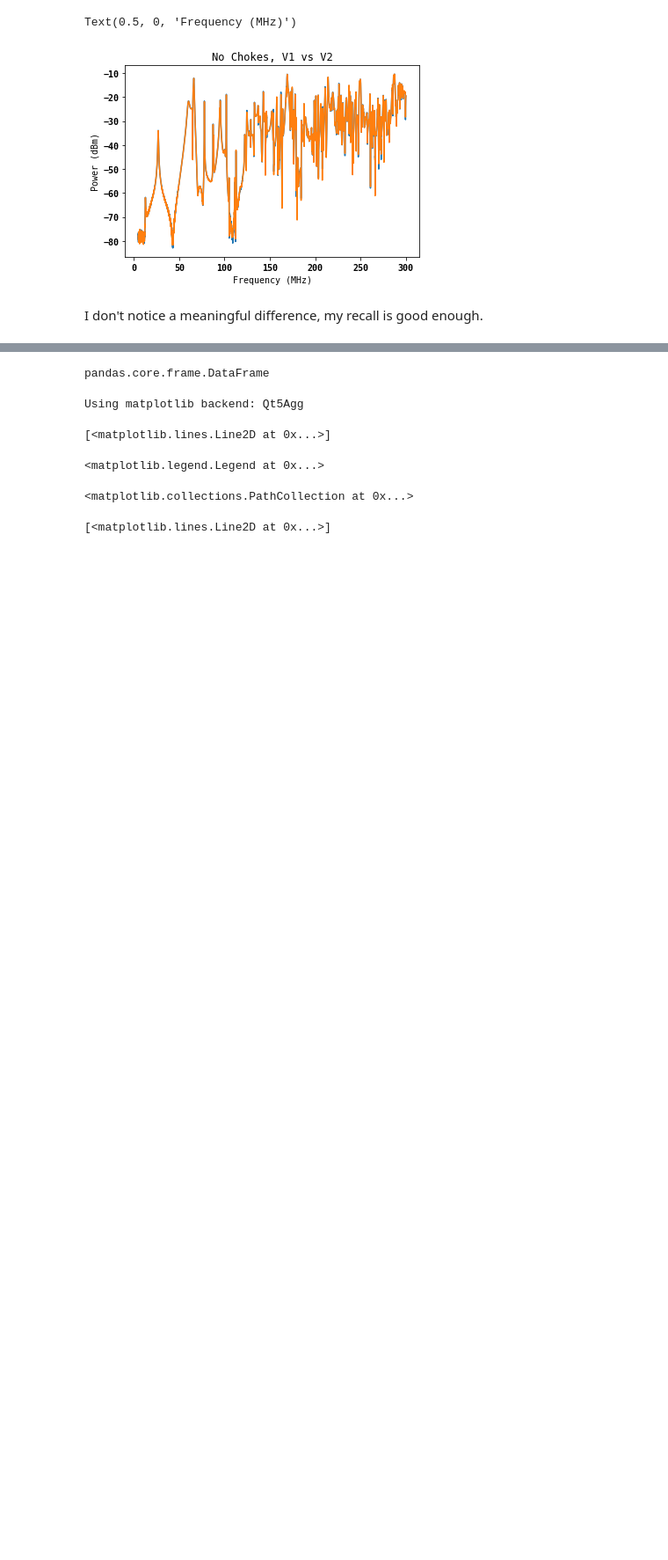
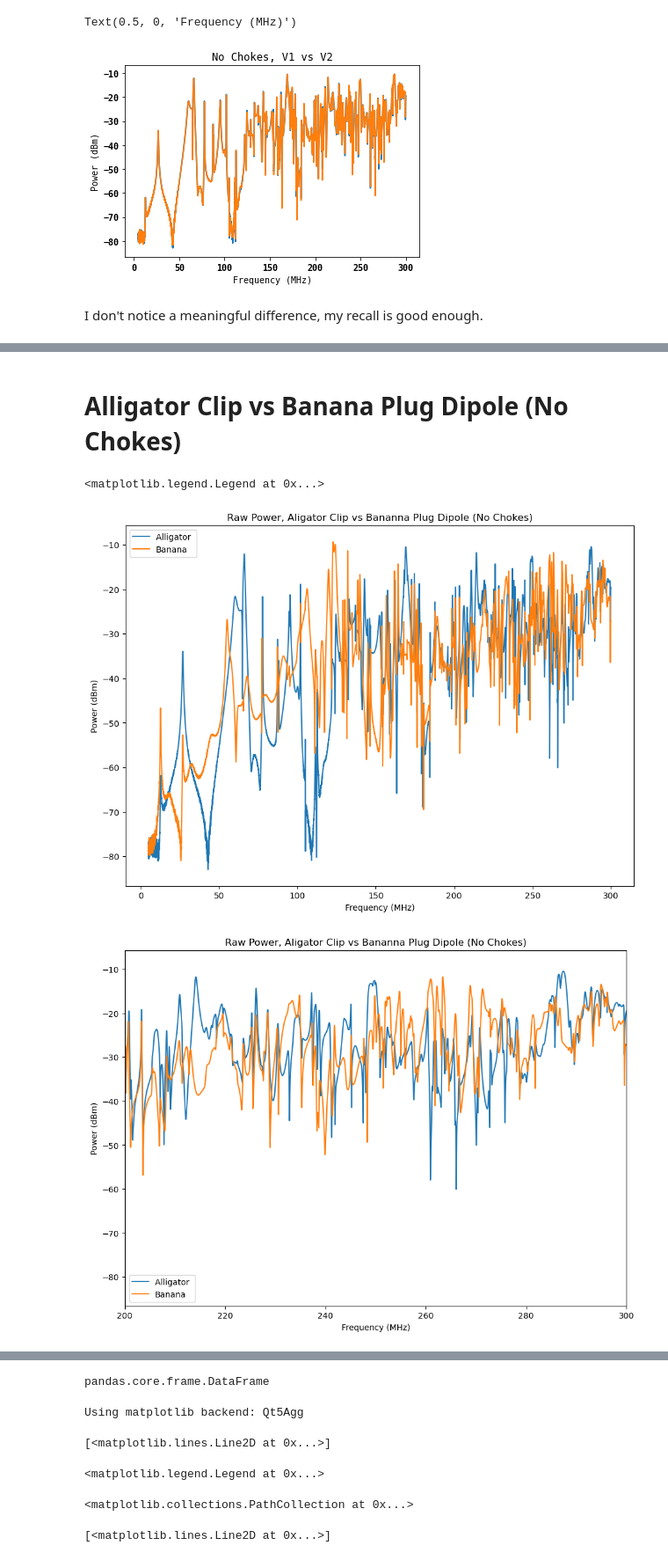
Before and after one commit to josephmlev/darkRadioDaqAndAnalysis, a Jupyter notebook: simulationValidation/trackGen/analysis_12.30.21.ipynb, the cells around one changed output, grey strips where cells are left out. Shown at 88% size. Drawn from its saved outputs; the diff is of its cells as text; code cells hidden in the pictures; blank space fills up the shorter version.

```diff
--- a/simulationValidation/trackGen/analysis_12.30.21.ipynb
+++ b/simulationValidation/trackGen/analysis_12.30.21.ipynb
@@ -254,0 +265,32 @@ plt.legend()
+# %% [markdown]
+# Alligator Clip vs Banana Plug Dipole (No Chokes)
+# %%
+%matplotlib inline
+plt.figure(figsize=(11, 8), dpi=100)
+plt.title('Raw Power, Aligator Clip vs Bananna Plug Dipole (No Chokes)')
+plt.plot(freqArr, df_30cmDipClip_noChokes_60N60E57V_20dBatt_rbw10k_DANLn100pm3dB_avg4['Raw Antenna Power (dBm)'],\
+         label = 'Alligator ')
+plt.plot(freqArr, df_30cmDipBananna_noChokes_60N60E57V_20dBattAtFeed_rbw10k_DANLn100pm3dB_avg4['Raw Antenna Power (dBm)'],\
+         label = 'Banana')
+
+plt.ylabel('Power (dBm)')
+plt.xlabel('Frequency (MHz)')
+plt.legend()
+
+
+plt.figure(figsize=(11, 8), dpi=100)
+plt.title('Raw Power, Aligator Clip vs Bananna Plug Dipole (No Chokes)')
+
+plt.plot(freqArr, df_30cmDipClip_noChokes_60N60E57V_20dBatt_rbw10k_DANLn100pm3dB_avg4['Raw Antenna Power (dBm)'],\
+         label = 'Alligator ')
+plt.plot(freqArr, df_30cmDipBananna_noChokes_60N60E57V_20dBattAtFeed_rbw10k_DANLn100pm3dB_avg4['Raw Antenna Power (dBm)'],\
+         label = 'Banana')
+
+plt.ylabel('Power (dBm)')
+plt.xlabel('Frequency (MHz)')
+plt.xlim(200,300)
+plt.legend()
+# %% [output]
+<matplotlib.legend.Legend at 0x...>
+[figure, added]
+[figure, added]
```
Also changed, not shown: parts of 17 cells of this notebook.
